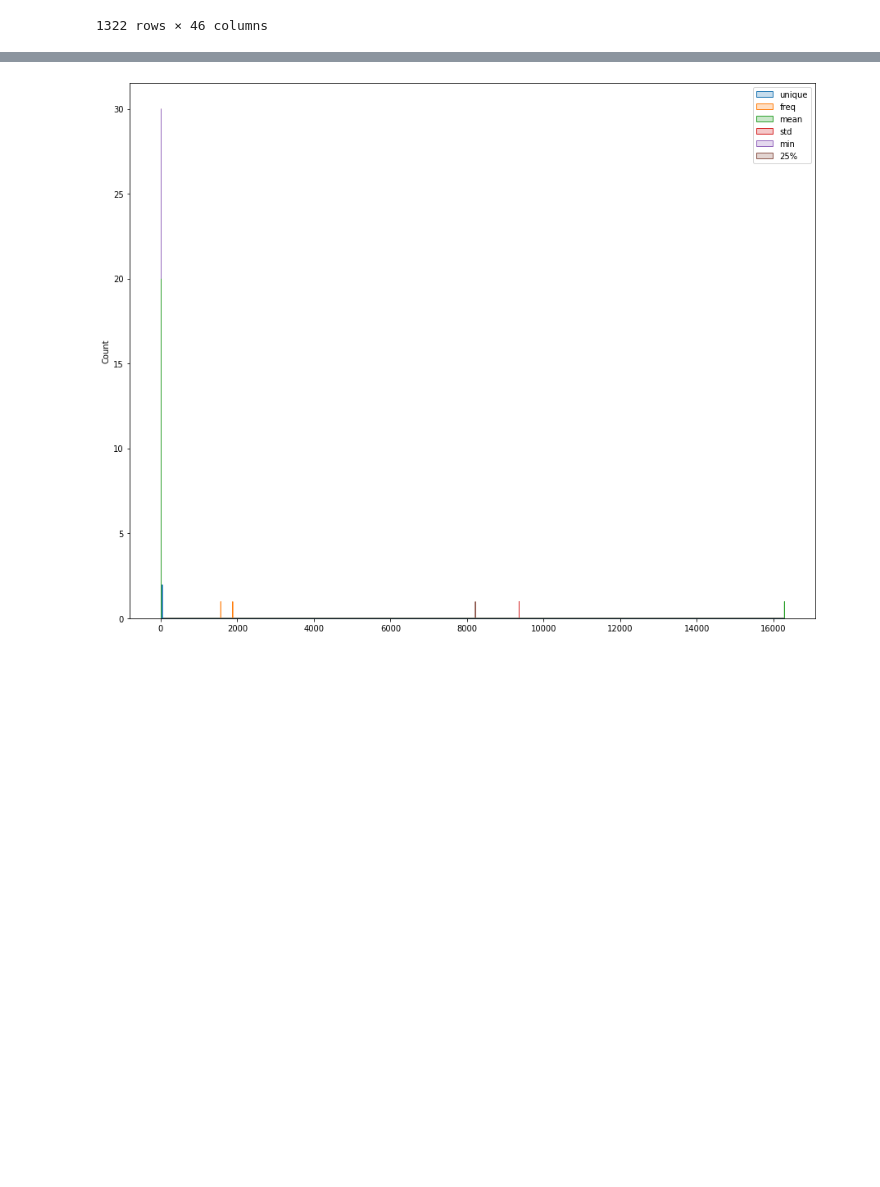
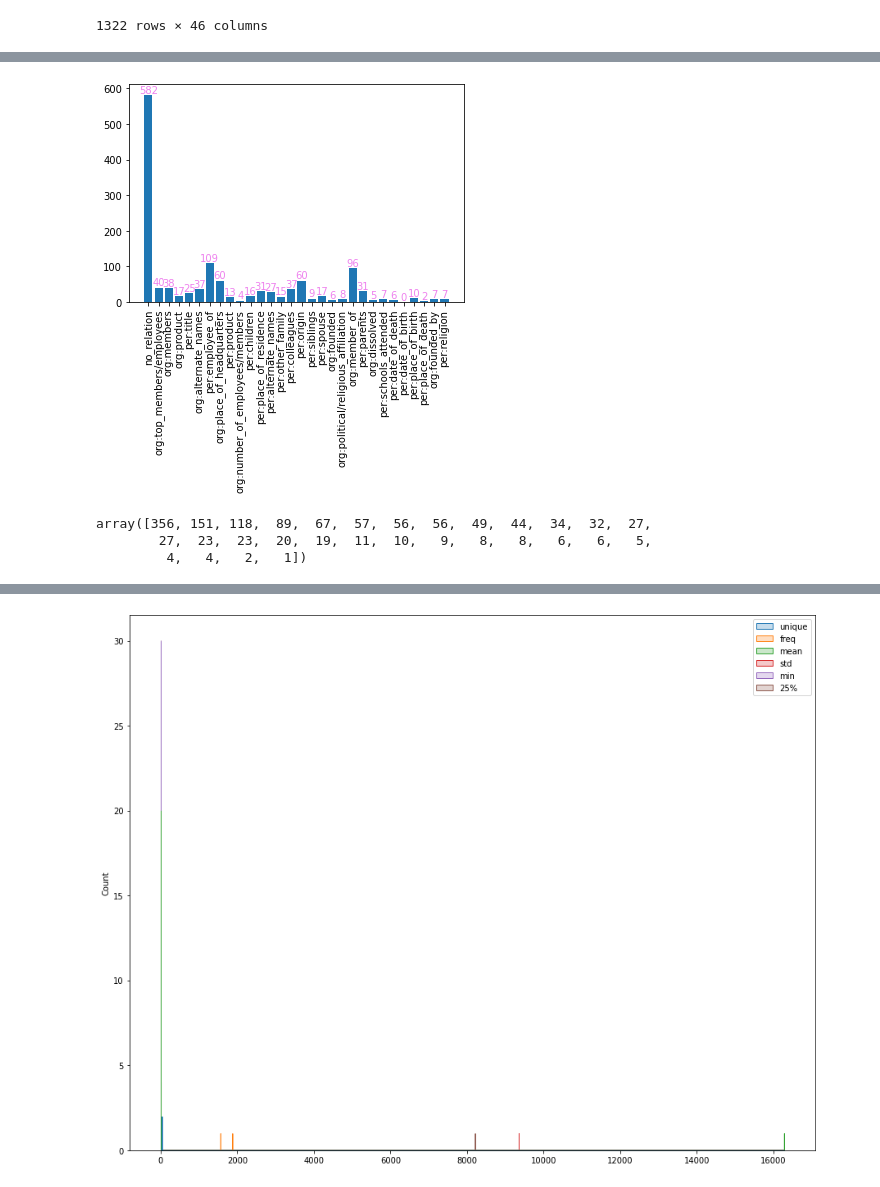
Before and after one commit to boostcampaitech4lv23nlp1/level2_klue_nlp-level2-nlp-07, a Jupyter notebook: notebooks/dev_prob.ipynb, the cells around one changed output, grey strips where cells are left out. Drawn from its saved outputs; the diff is of its cells as text; code cells hidden in the pictures; blank space fills up the shorter version.

```diff
--- a/notebooks/dev_prob.ipynb
+++ b/notebooks/dev_prob.ipynb
@@ -371,0 +410,20 @@ tp[tp['gold_label']!=tp['pred_label']][['sentence','subj_word','obj_word','gold_
+# %%
+x = list(dict_label_to_num.keys())
+y = [len(no_match[no_match['gold_label']==d]) for d in x]
+plt.bar(x,y)
+plt.xticks(rotation=90)
+for i, v in enumerate(x):
+    plt.text(str(v), y[i], y[i],                 # 좌표 (x축 = v, y축 = y[0]..y[1], 표시 = y[0]..y[1])
+             fontsize = 10,
+             color='violet',
+             horizontalalignment='center',  # horizontalalignment (left, center, right)
+             verticalalignment='bottom')    # verticalalignment (top, center, bottom)
+plt.show()
+# %% [output]
+[figure, added]
+# %%
+pred_count.values.reshape(-1)
+# %% [output]
+array([356, 151, 118,  89,  67,  57,  56,  56,  49,  44,  34,  32,  27,
+        27,  23,  23,  20,  19,  11,  10,   9,   8,   8,   6,   6,   5,
+         4,   4,   2,   1])
```
Also changed, not shown: parts of 10 cells of this notebook.
